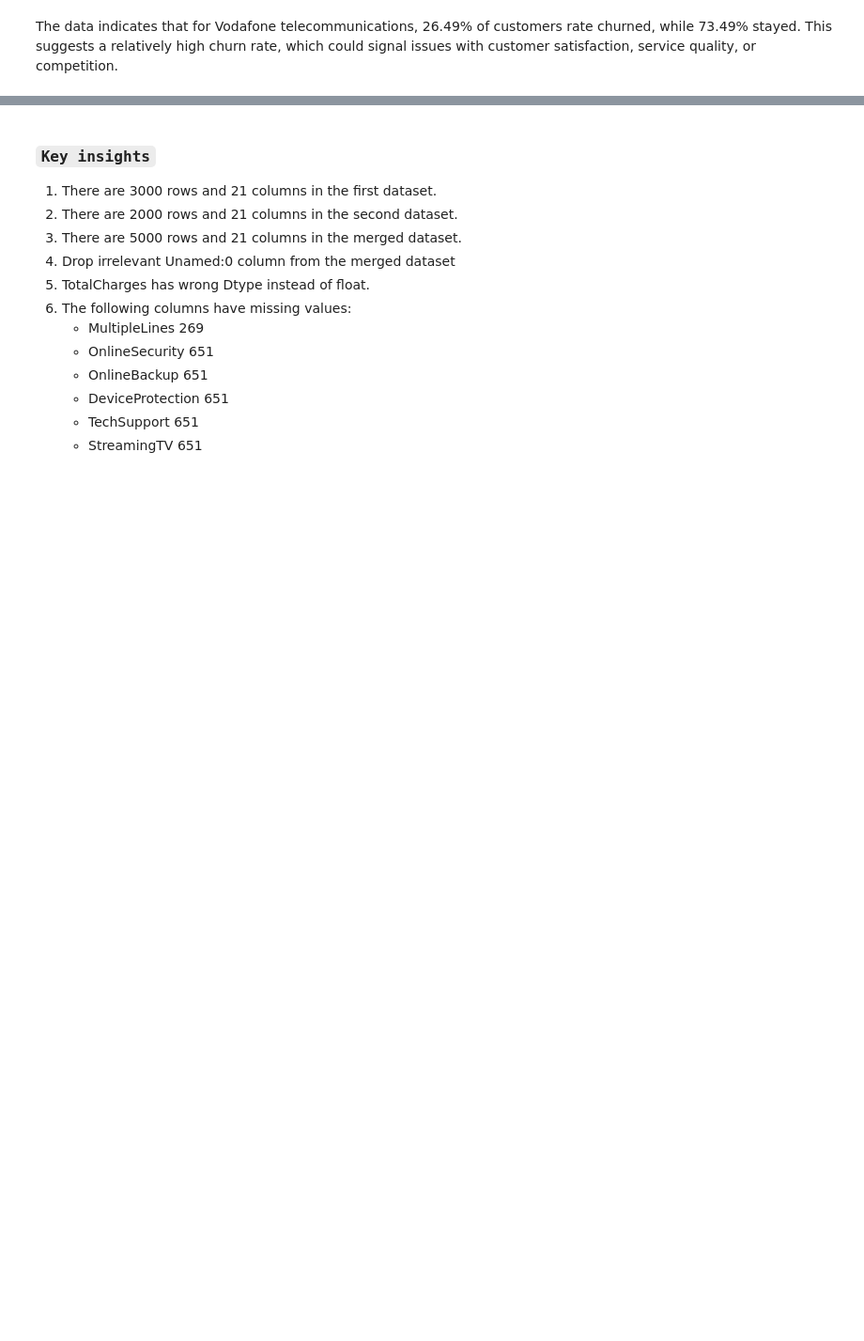
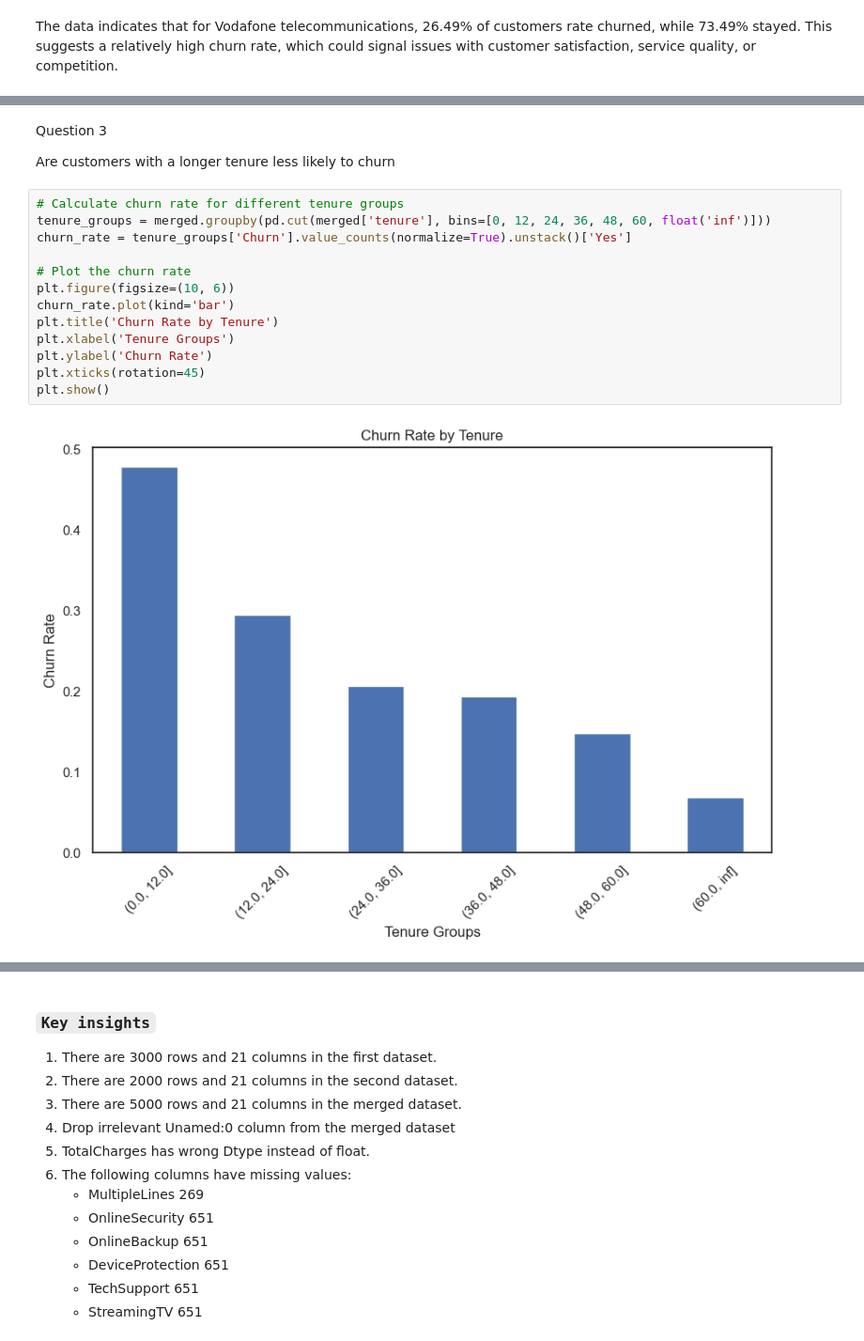
Before and after one commit to JusticeHanson/customr-churn-prediction, a Jupyter notebook: main.ipynb, the cells around one changed output, grey strips where cells are left out. Shown at 94% size. Drawn from its saved outputs; the diff is of its cells as text; blank space fills up the shorter version.

```diff
--- a/main.ipynb
+++ b/main.ipynb
@@ -377,0 +484,19 @@ The data indicates that for Vodafone telecommunications, 26.49% of customers rat
+# %% [markdown]
+Question 3
+
+Are customers with a longer tenure less likely to churn
+# %%
+# Calculate churn rate for different tenure groups
+tenure_groups = merged.groupby(pd.cut(merged['tenure'], bins=[0, 12, 24, 36, 48, 60, float('inf')]))
+churn_rate = tenure_groups['Churn'].value_counts(normalize=True).unstack()['Yes']
+
+# Plot the churn rate
+plt.figure(figsize=(10, 6))
+churn_rate.plot(kind='bar')
+plt.title('Churn Rate by Tenure')
+plt.xlabel('Tenure Groups')
+plt.ylabel('Churn Rate')
+plt.xticks(rotation=45)
+plt.show()
+# %% [output]
+[figure, added]
```
Also changed, not shown: parts of 12 cells of this notebook.
